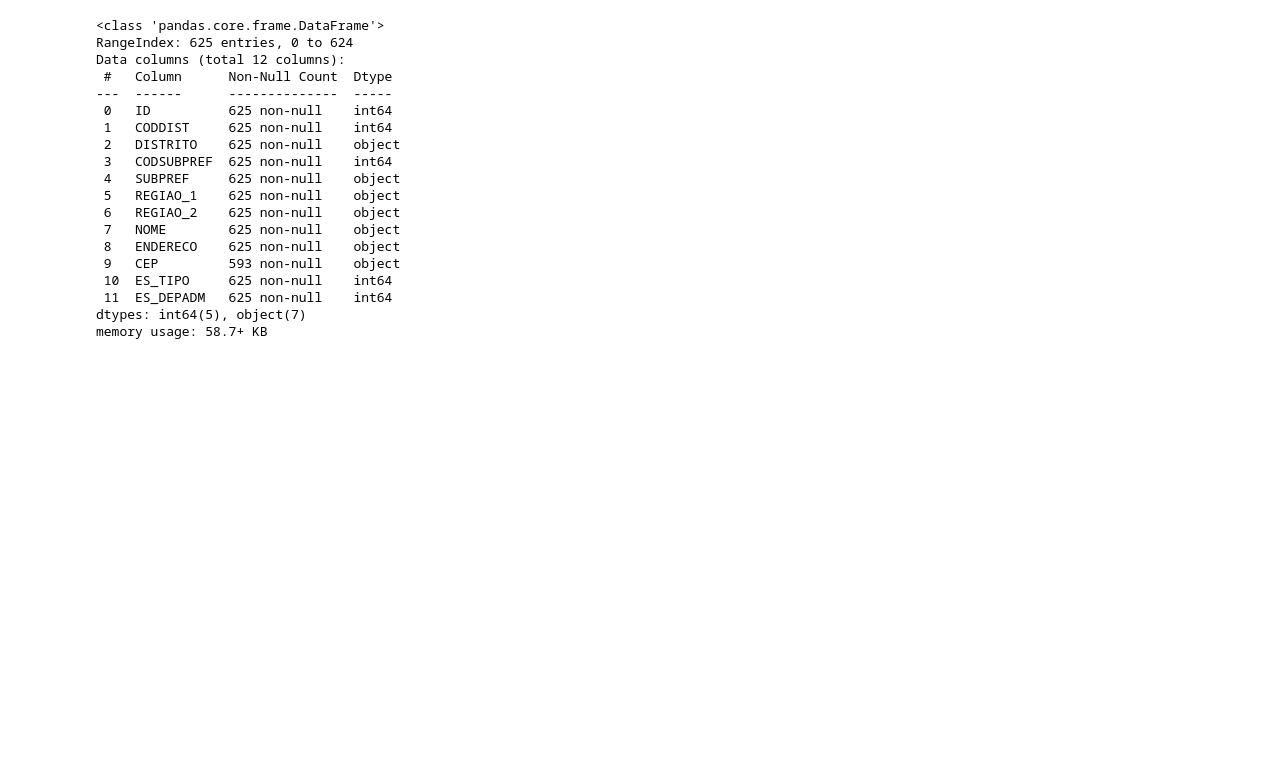
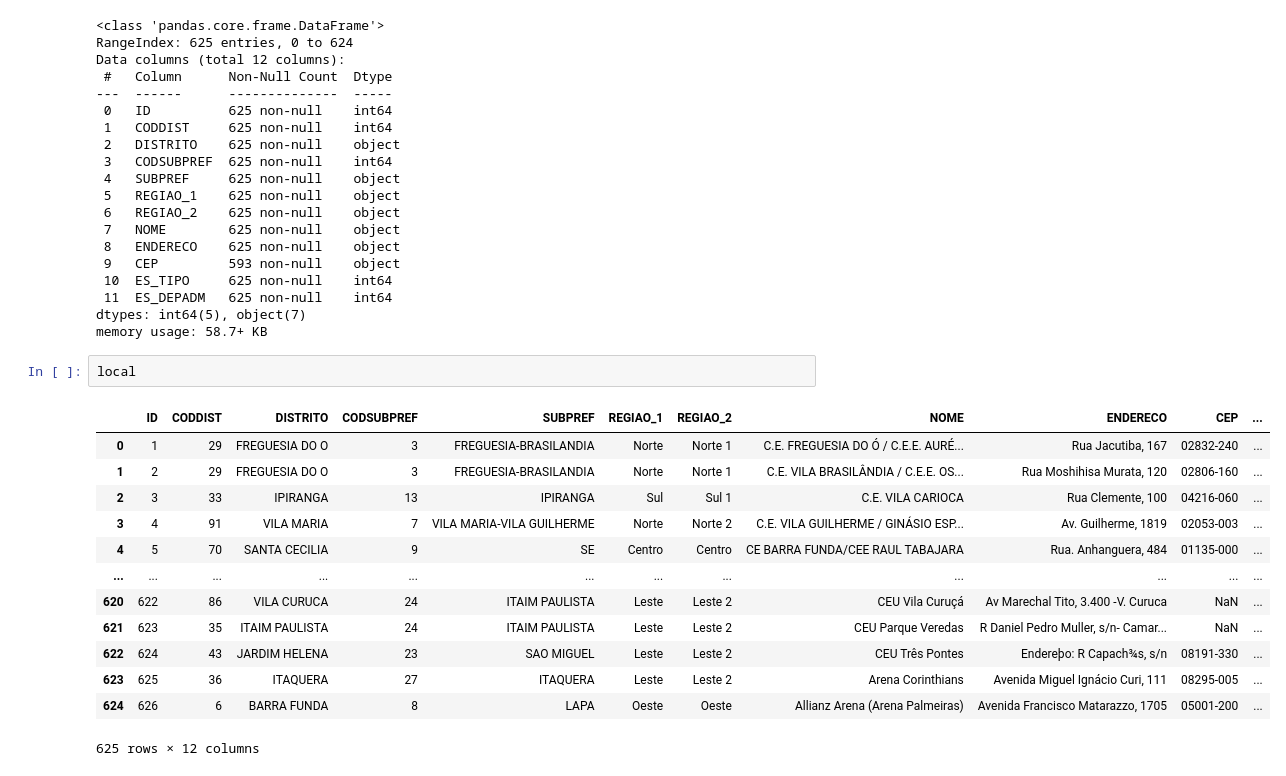
Before and after one commit to DataEtnos/estudos_python, a Jupyter notebook: Projeto_1_Tecnicas_de_analises_de_dados_.ipynb, the cells around one changed output. Saved outputs shown, nothing was run; the diff lists cells and outputs as text; blank space fills up the shorter version.

```diff
--- a/Projeto_1_Tecnicas_de_analises_de_dados_.ipynb
+++ b/Projeto_1_Tecnicas_de_analises_de_dados_.ipynb
@@ -121,4 +123,20 @@ Data columns (total 12 columns):
  11  ES_DEPADM   625 non-null    int64
 dtypes: int64(5), object(7)
 memory usage: 58.7+ KB
+# %%
+local
+# %% [output]
+|  | ID | CODDIST | DISTRITO | CODSUBPREF | SUBPREF | REGIAO_1 | REGIAO_2 | NOME | ENDERECO | CEP | ... |
+| 0 | 1 | 29 | FREGUESIA DO O | 3 | FREGUESIA-BRASILANDIA | Norte | Norte 1 | C.E. FREGUESIA DO Ó / C.E.E. AURÉ... | Rua Jacutiba, 167 | 02832-240 | ... |
+| 1 | 2 | 29 | FREGUESIA DO O | 3 | FREGUESIA-BRASILANDIA | Norte | Norte 1 | C.E. VILA BRASILÂNDIA / C.E.E. OS... | Rua Moshihisa Murata, 120 | 02806-160 | ... |
+| 2 | 3 | 33 | IPIRANGA | 13 | IPIRANGA | Sul | Sul 1 | C.E. VILA CARIOCA | Rua Clemente, 100 | 04216-060 | ... |
+| 3 | 4 | 91 | VILA MARIA | 7 | VILA MARIA-VILA GUILHERME | Norte | Norte 2 | C.E. VILA GUILHERME / GINÁSIO ESP... | Av. Guilherme, 1819 | 02053-003 | ... |
+| 4 | 5 | 70 | SANTA CECILIA | 9 | SE | Centro | Centro | CE BARRA FUNDA/CEE RAUL TABAJARA | Rua. Anhanguera, 484 | 01135-000 | ... |
+| ... | ... | ... | ... | ... | ... | ... | ... | ... | ... | ... | ... |
+| 620 | 622 | 86 | VILA CURUCA | 24 | ITAIM PAULISTA | Leste | Leste 2 | CEU Vila Curuçá | Av Marechal Tito, 3.400 -V. Curuca | NaN | ... |
+| 621 | 623 | 35 | ITAIM PAULISTA | 24 | ITAIM PAULISTA | Leste | Leste 2 | CEU Parque Veredas | R Daniel Pedro Muller, s/n- Camar... | NaN | ... |
+| 622 | 624 | 43 | JARDIM HELENA | 23 | SAO MIGUEL | Leste | Leste 2 | CEU Três Pontes | Endereþo: R Capach¾s, s/n | 08191-330 | ... |
+| 623 | 625 | 36 | ITAQUERA | 27 | ITAQUERA | Leste | Leste 2 | Arena Corinthians | Avenida Miguel Ignácio Curi, 111 | 08295-005 | ... |
+| 624 | 626 | 6 | BARRA FUNDA | 8 | LAPA | Oeste | Oeste | Allianz Arena (Arena Palmeiras) | Avenida Francisco Matarazzo, 1705 | 05001-200 | ... |
+625 rows × 12 columns
 # %%
```
Also changed, not shown: parts of 5 cells of this notebook.
